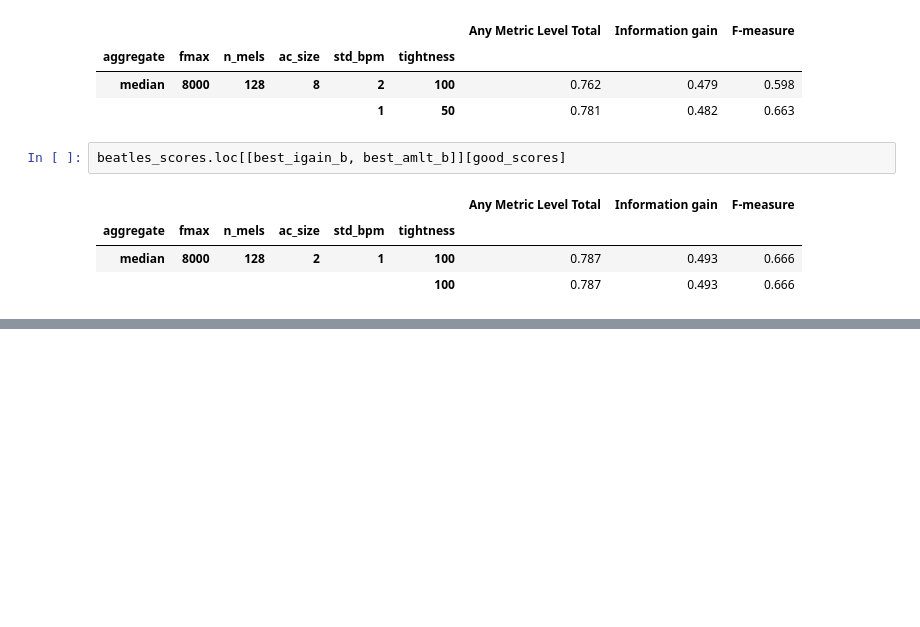
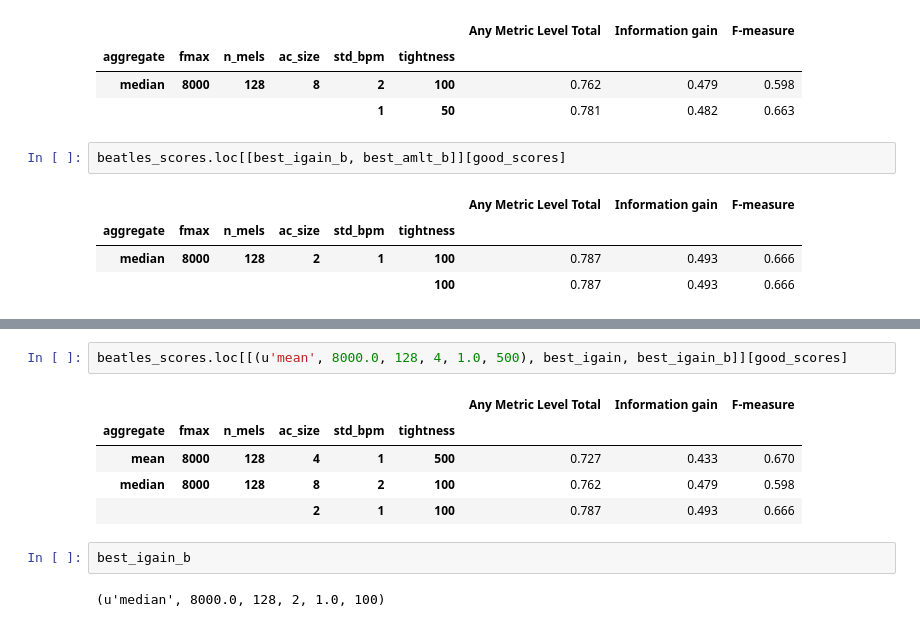
Before and after one commit to bmcfee/librosa_parameters, a Jupyter notebook: code/Beat tracking parameters.ipynb, the cells around one changed output, grey strips where cells are left out. Saved outputs shown, nothing was run; the diff lists cells and outputs as text; blank space fills up the shorter version.

```diff
--- a/code/Beat tracking parameters.ipynb
+++ b/code/Beat tracking parameters.ipynb
@@ -354,0 +367,12 @@ beatles_scores.loc[[best_igain_b, best_amlt_b]][good_scores]
+# %%
+beatles_scores.loc[[(u'mean', 8000.0, 128, 4, 1.0, 500), best_igain, best_igain_b]][good_scores]
+# %% [output]
+|  |  |  |  |  |  | Any Metric Level Total | Information gain | F-measure |
+| aggregate | fmax | n_mels | ac_size | std_bpm | tightness |  |  |  |
+| mean | 8000 | 128 | 4 | 1 | 500 | 0.727 | 0.433 | 0.670 |
+| median | 8000 | 128 | 8 | 2 | 100 | 0.762 | 0.479 | 0.598 |
+|  |  |  | 2 | 1 | 100 | 0.787 | 0.493 | 0.666 |
+# %%
+best_igain_b
+# %% [output]
+(u'median', 8000.0, 128, 2, 1.0, 100)
```
Also changed, not shown: parts of 2 cells of this notebook, 1 other file.
